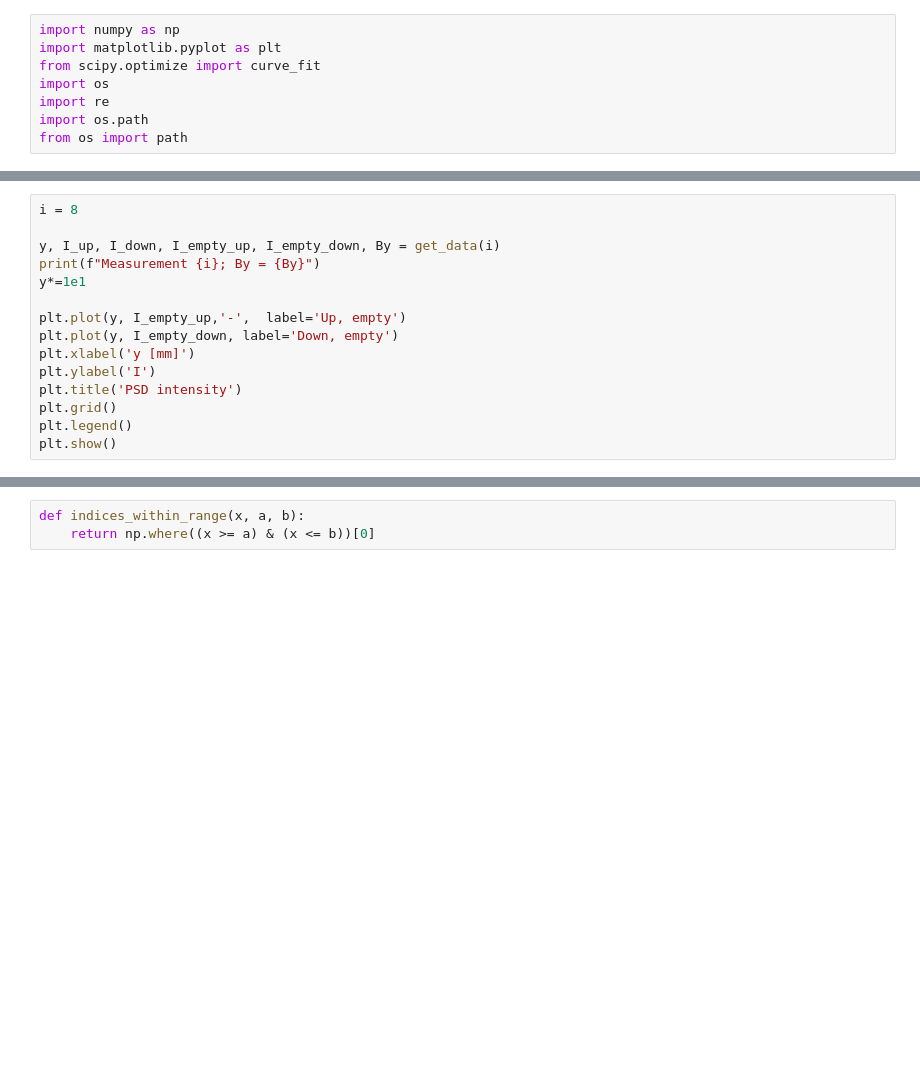
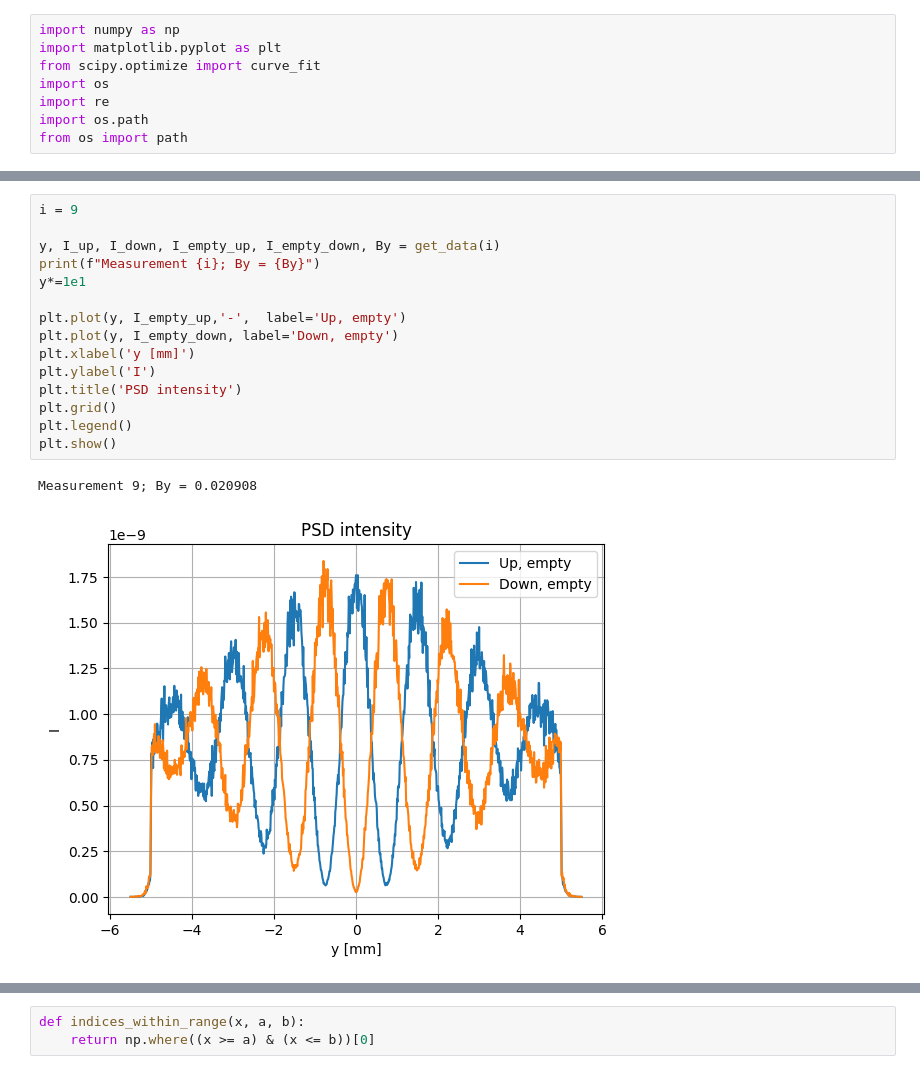
Before and after one commit to McStasMcXtrace/semsans, a Jupyter notebook: semsans-fit-dark-field.ipynb, the cells around one changed output, grey strips where cells are left out. Drawn from its saved outputs; the diff is of its cells as text; blank space fills up the shorter version.

```diff
--- a/semsans-fit-dark-field.ipynb
+++ b/semsans-fit-dark-field.ipynb
@@ -29,18 +31,21 @@ def get_data(i):
 # %%
-i = 8
+i = 9
 
 y, I_up, I_down, I_empty_up, I_empty_down, By = get_data(i)
 print(f"Measurement {i}; By = {By}")
 y*=1e1
 
 plt.plot(y, I_empty_up,'-',  label='Up, empty')
 plt.plot(y, I_empty_down, label='Down, empty')
 plt.xlabel('y [mm]')
 plt.ylabel('I')
 plt.title('PSD intensity')
 plt.grid()
 plt.legend()
 plt.show()
+# %% [output]
+Measurement 9; By = 0.020908
+[figure, added]
 # %%
 plt.plot(y, I_up,'-',  label='Up')
 plt.plot(y, I_down, label='Down')
```
Also changed, not shown: parts of 5 cells of this notebook, 2 other files.
